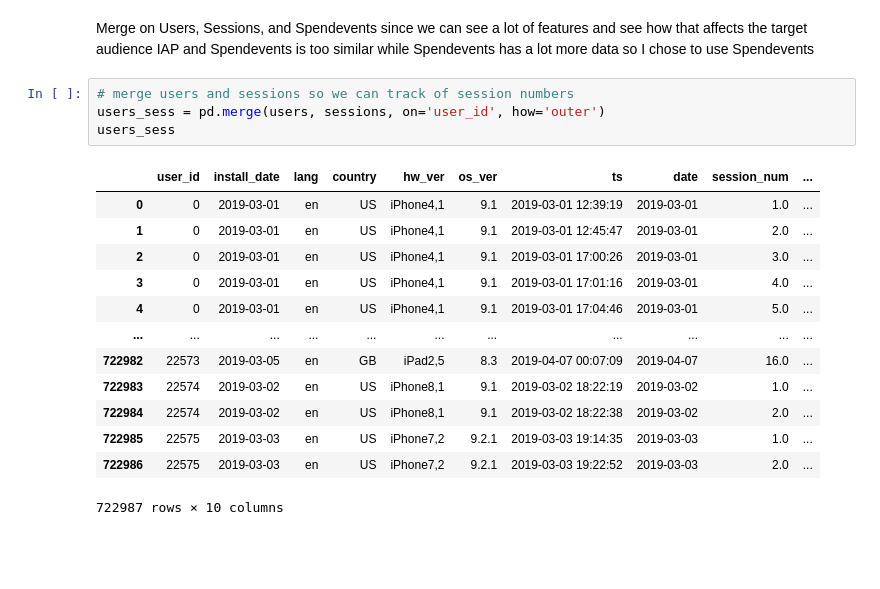
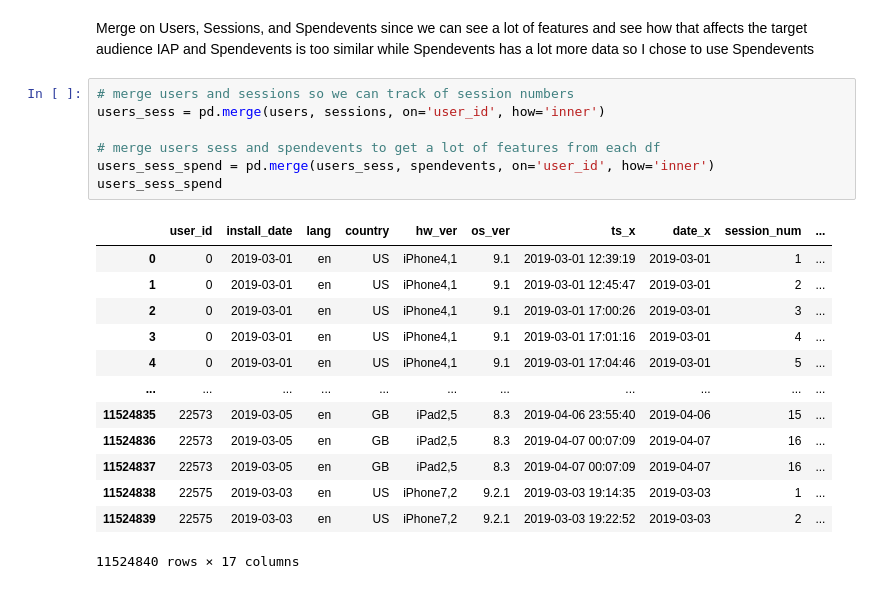
Before and after one commit to ericyeonpark/pg_data_exploratory_analysis, a Jupyter notebook: data_exploration_Eric_Park.ipynb, the cells around one changed output. Drawn from its saved outputs; the diff is of its cells as text; blank space fills up the shorter version.

Commit message:
wrangled second dataframe +found bug where there was duplicate user ids

```diff
--- a/data_exploration_Eric_Park.ipynb
+++ b/data_exploration_Eric_Park.ipynb
@@ -522,19 +540,22 @@ Merge on Users, Sessions, and Spendevents since we can see a lot of features and
 IAP and Spendevents is too similar while Spendevents has a lot more data so I chose to use Spendevents
 # %%
 # merge users and sessions so we can track of session numbers
-users_sess = pd.merge(users, sessions, on='user_id', how='outer')
-users_sess
+users_sess = pd.merge(users, sessions, on='user_id', how='inner')
+
+# merge users sess and spendevents to get a lot of features from each df
+users_sess_spend = pd.merge(users_sess, spendevents, on='user_id', how='inner')
+users_sess_spend
 # %% [output]
-|  | user_id | install_date | lang | country | hw_ver | os_ver | ts | date | session_num | ... |
-| 0 | 0 | 2019-03-01 | en | US | iPhone4,1 | 9.1 | 2019-03-01 12:39:19 | 2019-03-01 | 1.0 | ... |
-| 1 | 0 | 2019-03-01 | en | US | iPhone4,1 | 9.1 | 2019-03-01 12:45:47 | 2019-03-01 | 2.0 | ... |
-| 2 | 0 | 2019-03-01 | en | US | iPhone4,1 | 9.1 | 2019-03-01 17:00:26 | 2019-03-01 | 3.0 | ... |
-| 3 | 0 | 2019-03-01 | en | US | iPhone4,1 | 9.1 | 2019-03-01 17:01:16 | 2019-03-01 | 4.0 | ... |
-| 4 | 0 | 2019-03-01 | en | US | iPhone4,1 | 9.1 | 2019-03-01 17:04:46 | 2019-03-01 | 5.0 | ... |
+|  | user_id | install_date | lang | country | hw_ver | os_ver | ts_x | date_x | session_num | ... |
+| 0 | 0 | 2019-03-01 | en | US | iPhone4,1 | 9.1 | 2019-03-01 12:39:19 | 2019-03-01 | 1 | ... |
+| 1 | 0 | 2019-03-01 | en | US | iPhone4,1 | 9.1 | 2019-03-01 12:45:47 | 2019-03-01 | 2 | ... |
+| 2 | 0 | 2019-03-01 | en | US | iPhone4,1 | 9.1 | 2019-03-01 17:00:26 | 2019-03-01 | 3 | ... |
+| 3 | 0 | 2019-03-01 | en | US | iPhone4,1 | 9.1 | 2019-03-01 17:01:16 | 2019-03-01 | 4 | ... |
+| 4 | 0 | 2019-03-01 | en | US | iPhone4,1 | 9.1 | 2019-03-01 17:04:46 | 2019-03-01 | 5 | ... |
 | ... | ... | ... | ... | ... | ... | ... | ... | ... | ... | ... |
-| 722982 | 22573 | 2019-03-05 | en | GB | iPad2,5 | 8.3 | 2019-04-07 00:07:09 | 2019-04-07 | 16.0 | ... |
-| 722983 | 22574 | 2019-03-02 | en | US | iPhone8,1 | 9.1 | 2019-03-02 18:22:19 | 2019-03-02 | 1.0 | ... |
-| 722984 | 22574 | 2019-03-02 | en | US | iPhone8,1 | 9.1 | 2019-03-02 18:22:38 | 2019-03-02 | 2.0 | ... |
-| 722985 | 22575 | 2019-03-03 | en | US | iPhone7,2 | 9.2.1 | 2019-03-03 19:14:35 | 2019-03-03 | 1.0 | ... |
-| 722986 | 22575 | 2019-03-03 | en | US | iPhone7,2 | 9.2.1 | 2019-03-03 19:22:52 | 2019-03-03 | 2.0 | ... |
+| 11524835 | 22573 | 2019-03-05 | en | GB | iPad2,5 | 8.3 | 2019-04-06 23:55:40 | 2019-04-06 | 15 | ... |
+| 11524836 | 22573 | 2019-03-05 | en | GB | iPad2,5 | 8.3 | 2019-04-07 00:07:09 | 2019-04-07 | 16 | ... |
+| 11524837 | 22573 | 2019-03-05 | en | GB | iPad2,5 | 8.3 | 2019-04-07 00:07:09 | 2019-04-07 | 16 | ... |
+| 11524838 | 22575 | 2019-03-03 | en | US | iPhone7,2 | 9.2.1 | 2019-03-03 19:14:35 | 2019-03-03 | 1 | ... |
+| 11524839 | 22575 | 2019-03-03 | en | US | iPhone7,2 | 9.2.1 | 2019-03-03 19:22:52 | 2019-03-03 | 2 | ... |
-722987 rows × 10 columns
+11524840 rows × 17 columns
```
Also changed, not shown: parts of 14 cells of this notebook.
